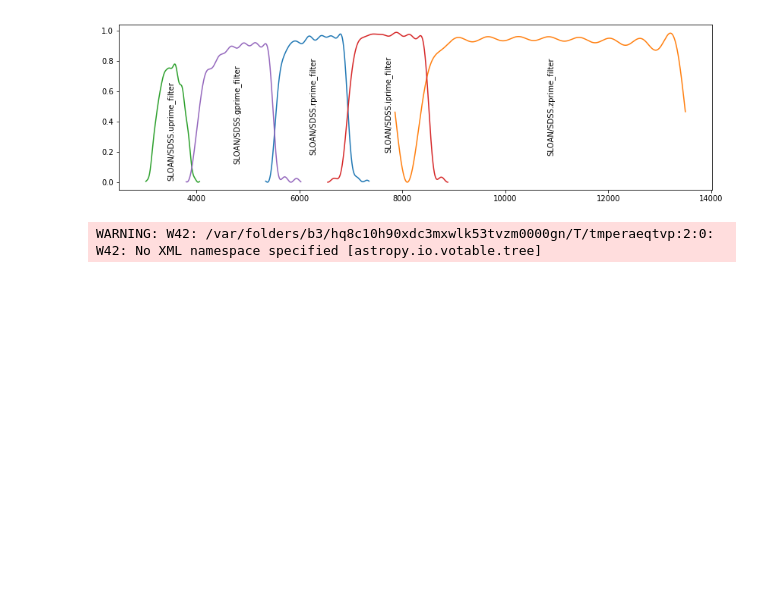
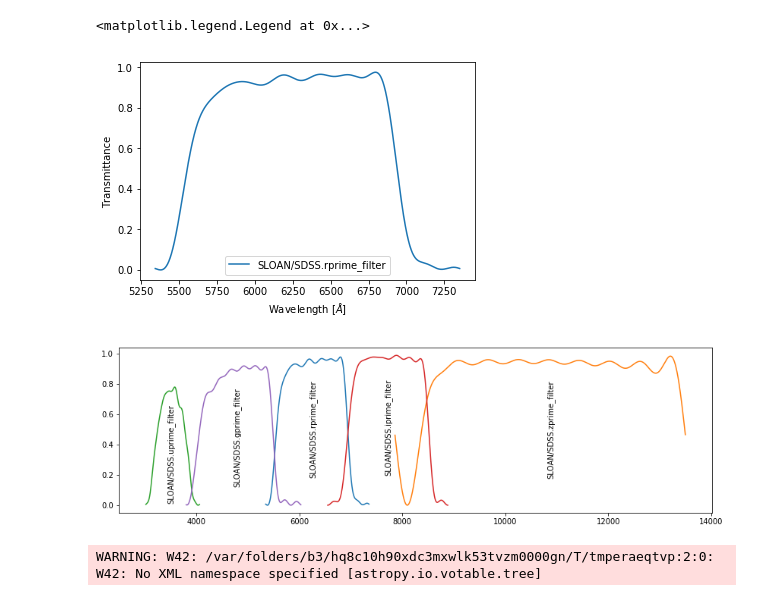
Before and after one commit to bmorris3/tynt, a Jupyter notebook: demo.ipynb, the cells around one changed output. Drawn from its saved outputs; the diff is of its cells as text; code cells hidden in the pictures; blank space fills up the shorter version.

```diff
--- a/demo.ipynb
+++ b/demo.ipynb
@@ -4,4 +4,16 @@ import matplotlib.pyplot as plt
 import numpy as np
 
 from tynt import Filter
+# %%
+f = Filter()
+
+identifier = 'SLOAN/SDSS.rprime_filter'
+wl, tr = f.reconstruct(identifier)
+plt.plot(wl, tr, label=identifier)
+plt.xlabel('Wavelength [$\AA$]')
+plt.ylabel('Transmittance')
+plt.legend()
+# %% [output]
+<matplotlib.legend.Legend at 0x...>
+[figure, added]
 # %%
```
Also changed, not shown: parts of 1 cell of this notebook, 8 other files.
